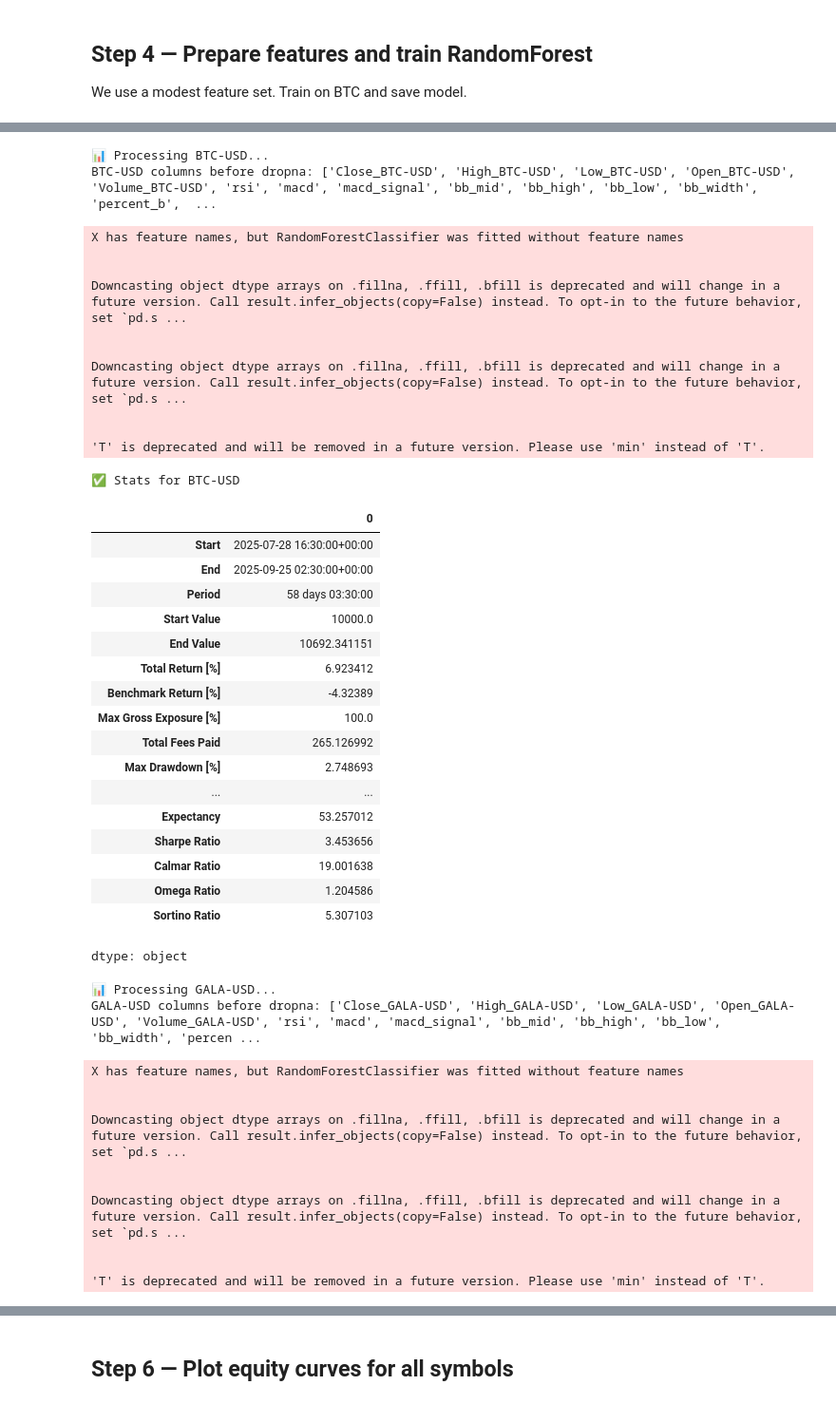
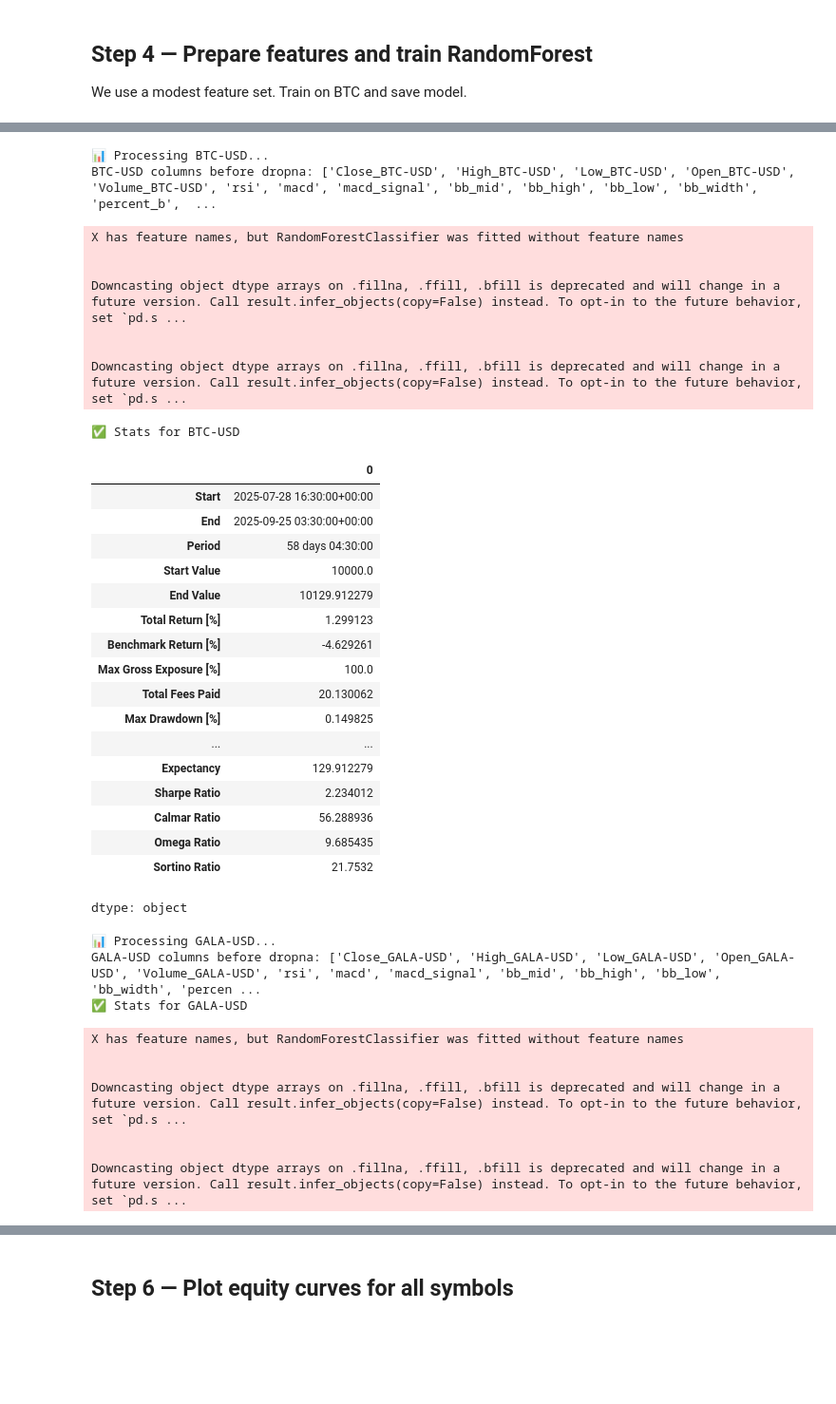
Before and after one commit to ahsan520/crypto-ai-bot, a Jupyter notebook: crypto_ai_backtest_multi.ipynb, the cells around one changed output, grey strips where cells are left out. Shown: that part at 95% size. Drawn from its saved outputs; the diff is of its cells as text; code cells hidden in the pictures; blank space fills up the shorter version.

```diff
--- a/crypto_ai_backtest_multi.ipynb
+++ b/crypto_ai_backtest_multi.ipynb
@@ -228,5 +185,12 @@ We will generate AI signals (1=approve trade) and then backtest Bollinger entrie
 # %%
 results = {}
+
+# 🔁 Train on multiple symbols (optional)
+# train_df = pd.concat([labeled[sym] for sym in ['BTC-USD', 'GALA-USD', 'XRP-USD']], axis=0)
+# X = train_df[feature_cols].replace([np.inf, -np.inf], np.nan).fillna(0)
+# X = np.clip(X, -100, 100)
+# y = train_df['label']
+# model.fit(X, y)  # retrain model with broader data
 
 for sym in labeled:
     print(f'\n📊 Processing {sym}...')
@@ -238,20 +202,20 @@ for sym in labeled:
     # ✅ Prepare features
     X_sym = df[feature_cols].copy()
     X_sym = X_sym.replace([np.inf, -np.inf], np.nan).fillna(0)
-    X_sym = np.clip(X_sym, -1e6, 1e6)
+    X_sym = np.clip(X_sym, -100, 100)  # 🧠 Tighter clipping
 
-    # ✅ Align
+    # ✅ Align lengths
     if len(X_sym) != len(df):
         df = df.iloc[-len(X_sym):].copy()
 
-    # ✅ Predict
+    # ✅ Predict signals
     try:
         df['ai_signal'] = model.predict(X_sym)
     except Exception as e:
         print(f"❌ Prediction failed for {sym}: {e}")
         continue
 
-    # ✅ Define correct Close column name
+    # ✅ Define columns for backtest
     close_col = f'Close_{sym}'
     required_cols = [close_col, 'bb_low', 'bb_high', 'ai_signal']
 
@@ -261,7 +225,7 @@ for sym in labeled:
         print(f"❌ Skipping {sym}: missing columns {missing_cols}")
         continue
 
-    # ✅ Clean up
+    # ✅ Clean inf and NaN
     for col in required_cols:
         df[col] = df[col].replace([np.inf, -np.inf], np.nan)
     try:
@@ -270,62 +234,73 @@ for sym in labeled:
         print(f"❌ Skipping {sym}: dropna failed - {e}")
         continue
 
-    # ✅ Signals
-    entries = (df[close_col] <= df['bb_low']) & (df['ai_signal'] == 1)
-    exits = df[close_col] >= df['bb_high']
+    # ✅ Volatility filter
+    bb_width_ma = df['bb_width'].rolling(50).mean()
+    vol_filter = df['bb_width'] < bb_width_ma
+
+    # ✅ Entry & exit signals
+    entries = (df[close_col] <= df['bb_low']) & (df['ai_signal'] == 1) & vol_filter
+    exits_signal = df[close_col] >= df['bb_high']
 
     entries_exec = entries.shift(1).fillna(False)
-    exits_exec = exits.shift(1).fillna(False)
 
-    # ✅ Backtest
+    # ✅ Max holding time as number of bars (3 days in 30min bars)
+    max_holding_bars = int(pd.Timedelta('3d') / pd.Timedelta('30min'))
+
+    # ✅ Forced exits after max holding bars
+    forced_exits = entries_exec.shift(max_holding_bars).fillna(False)
+
+    # ✅ Combine regular exits with forced exits
+    exits_exec = exits_signal | forced_exits
+    exits_exec = exits_exec.fillna(False)
+
+    # ✅ Backtest portfolio
     pf = vbt.Portfolio.from_signals(
         close=df[close_col],
         entries=entries_exec,
         exits=exits_exec,
         init_cash=10000,
         fees=0.001,
         slippage=0.0005,
-        freq='30T'
+        freq='30min'
     )
 
     stats = pf.stats()
     print(f'✅ Stats for {sym}')
     display(stats)
     results[sym] = pf
 # %% [output]
 📊 Processing BTC-USD...
 BTC-USD columns before dropna: ['Close_BTC-USD', 'High_BTC-USD', 'Low_BTC-USD', 'Open_BTC-USD', 'Volume_BTC-USD', 'rsi', 'macd', 'macd_signal', 'bb_mid', 'bb_high', 'bb_low', 'bb_width', 'percent_b',  ...
 X has feature names, but RandomForestClassifier was fitted without feature names
 
 
 Downcasting object dtype arrays on .fillna, .ffill, .bfill is deprecated and will change in a future version. Call result.infer_objects(copy=False) instead. To opt-in to the future behavior, set `pd.s ...
 
 
 Downcasting object dtype arrays on .fillna, .ffill, .bfill is deprecated and will change in a future version. Call result.infer_objects(copy=False) instead. To opt-in to the future behavior, set `pd.s ...
-
-
-'T' is deprecated and will be removed in a future version. Please use 'min' instead of 'T'.
 ✅ Stats for BTC-USD
 |  | 0 |
 | Start | 2025-07-28 16:30:00+00:00 |
-| End | 2025-09-25 02:30:00+00:00 |
-| Period | 58 days 03:30:00 |
+| End | 2025-09-25 03:30:00+00:00 |
+| Period | 58 days 04:30:00 |
 | Start Value | 10000.0 |
-| End Value | 10692.341151 |
-| Total Return [%] | 6.923412 |
-| Benchmark Return [%] | -4.32389 |
+| End Value | 10129.912279 |
+| Total Return [%] | 1.299123 |
+| Benchmark Return [%] | -4.629261 |
 | Max Gross Exposure [%] | 100.0 |
-| Total Fees Paid | 265.126992 |
-| Max Drawdown [%] | 2.748693 |
+| Total Fees Paid | 20.130062 |
+| Max Drawdown [%] | 0.149825 |
 | ... | ... |
-| Expectancy | 53.257012 |
-| Sharpe Ratio | 3.453656 |
-| Calmar Ratio | 19.001638 |
-| Omega Ratio | 1.204586 |
-| Sortino Ratio | 5.307103 |
+| Expectancy | 129.912279 |
+| Sharpe Ratio | 2.234012 |
+| Calmar Ratio | 56.288936 |
+| Omega Ratio | 9.685435 |
+| Sortino Ratio | 21.7532 |
 dtype: object
 📊 Processing GALA-USD...
 GALA-USD columns before dropna: ['Close_GALA-USD', 'High_GALA-USD', 'Low_GALA-USD', 'Open_GALA-USD', 'Volume_GALA-USD', 'rsi', 'macd', 'macd_signal', 'bb_mid', 'bb_high', 'bb_low', 'bb_width', 'percen ...
+✅ Stats for GALA-USD
 X has feature names, but RandomForestClassifier was fitted without feature names
 
 
@@ -333,6 +308,3 @@ Downcasting object dtype arrays on .fillna, .ffill, .bfill is deprecated and wil
 
 
 Downcasting object dtype arrays on .fillna, .ffill, .bfill is deprecated and will change in a future version. Call result.infer_objects(copy=False) instead. To opt-in to the future behavior, set `pd.s ...
-
-
-'T' is deprecated and will be removed in a future version. Please use 'min' instead of 'T'.
```
Also changed, not shown: parts of 6 cells of this notebook.
